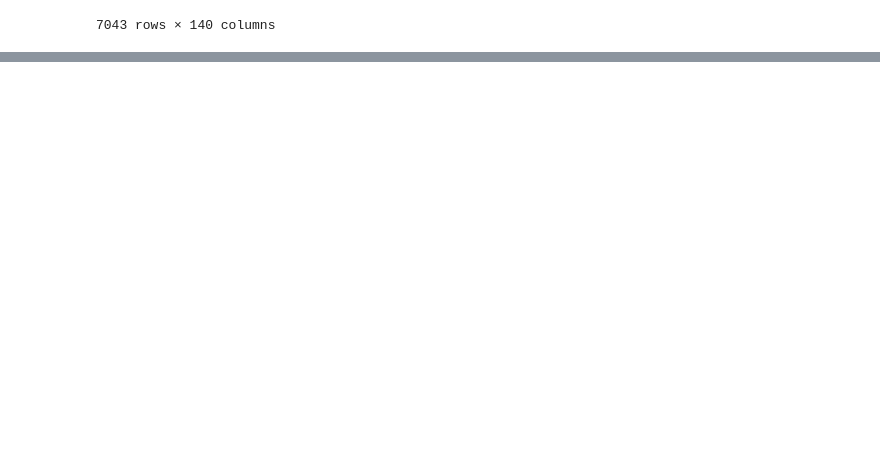
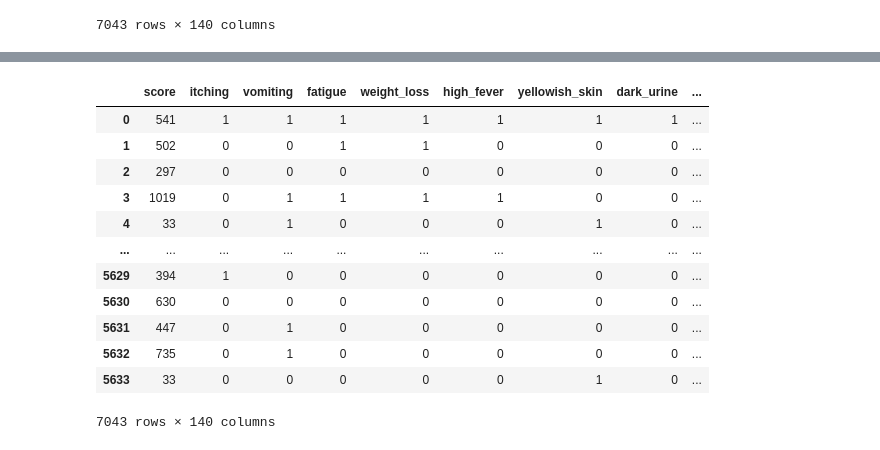
Before and after one commit to leowheeler1/project4main, a Jupyter notebook: exploring.ipynb, the cells around one changed output, grey strips where cells are left out. Cells and saved outputs as stored; diff of their text form; code cells hidden in the pictures; blank space fills up the shorter version.

```diff
--- a/exploring.ipynb
+++ b/exploring.ipynb
@@ -107,0 +124,33 @@ df3.to_csv('datasets/OneHotEncData.csv', index=False)
+# %%
+# bin the score
+def binner(scores):
+    output = []
+    for score in scores:
+        if score > 900:
+            output.append(1)
+        elif score > 650:
+            output.append(2)
+        elif score > 400:
+            output.append(3)
+        elif score > 200:
+            output.append(4)
+        else:
+            output.append(5)
+    return output
+# %%
+df3['target'] = binner(df3['score'])
+df3
+# %% [output]
+|  | score | itching | vomiting | fatigue | weight_loss | high_fever | yellowish_skin | dark_urine | ... |
+| 0 | 541 | 1 | 1 | 1 | 1 | 1 | 1 | 1 | ... |
+| 1 | 502 | 0 | 0 | 1 | 1 | 0 | 0 | 0 | ... |
+| 2 | 297 | 0 | 0 | 0 | 0 | 0 | 0 | 0 | ... |
+| 3 | 1019 | 0 | 1 | 1 | 1 | 1 | 0 | 0 | ... |
+| 4 | 33 | 0 | 1 | 0 | 0 | 0 | 1 | 0 | ... |
+| ... | ... | ... | ... | ... | ... | ... | ... | ... | ... |
+| 5629 | 394 | 1 | 0 | 0 | 0 | 0 | 0 | 0 | ... |
+| 5630 | 630 | 0 | 0 | 0 | 0 | 0 | 0 | 0 | ... |
+| 5631 | 447 | 0 | 1 | 0 | 0 | 0 | 0 | 0 | ... |
+| 5632 | 735 | 0 | 1 | 0 | 0 | 0 | 0 | 0 | ... |
+| 5633 | 33 | 0 | 0 | 0 | 0 | 0 | 1 | 0 | ... |
+7043 rows × 140 columns
```
Also changed, not shown: parts of 4 cells of this notebook, 1 other file.
